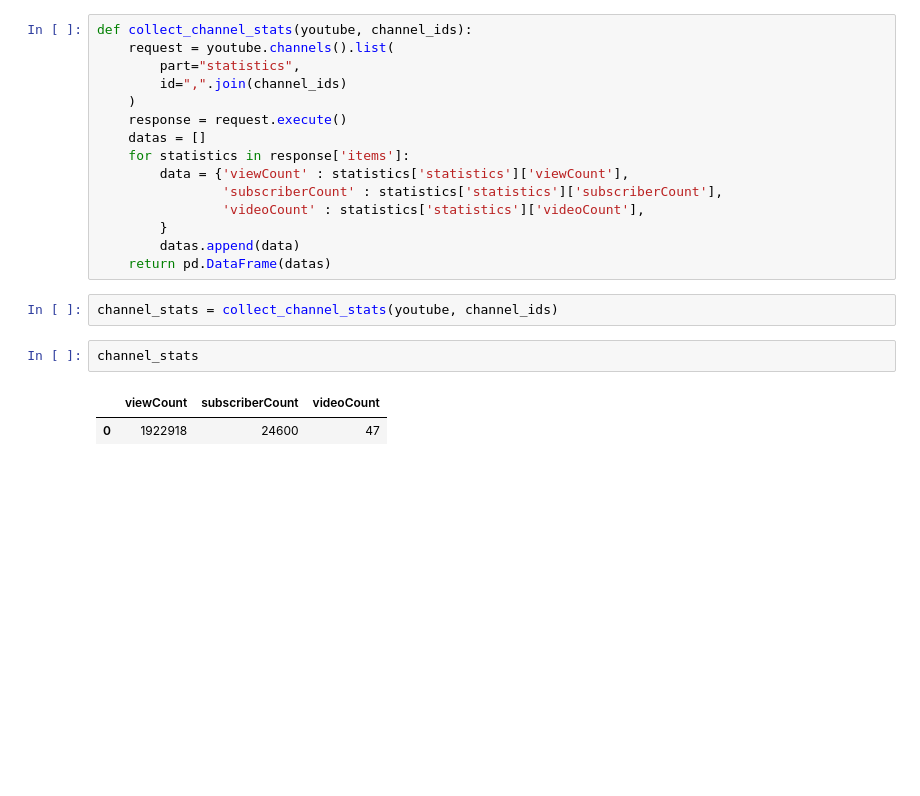
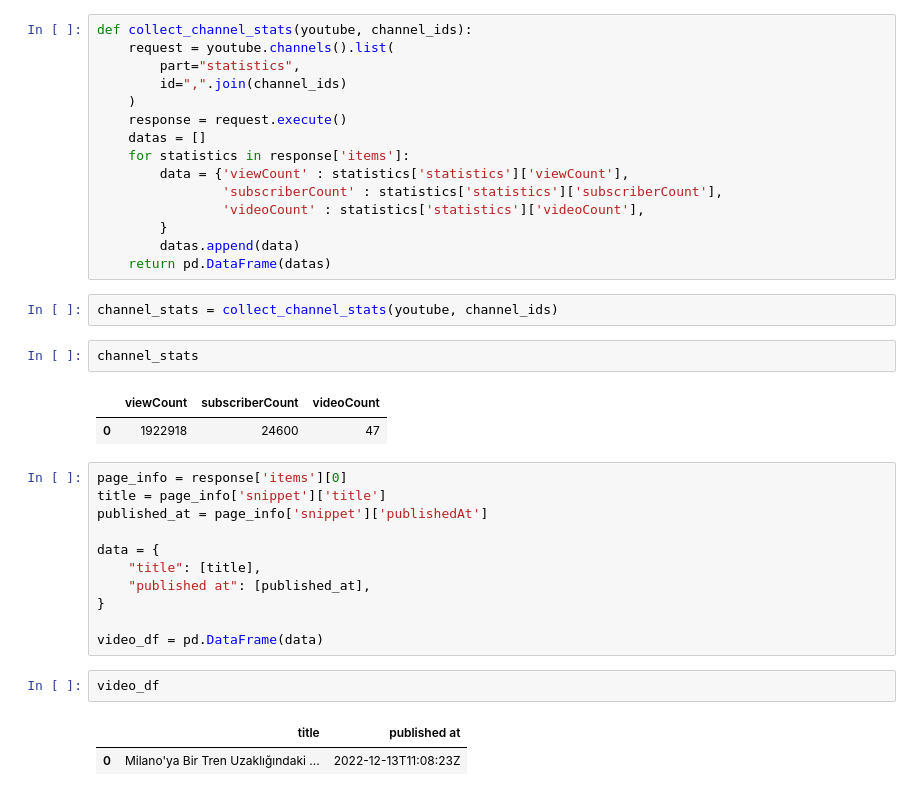
Before and after one commit to denizsimsek8/YOUTUBE_API, a Jupyter notebook: main_project.ipynb, the cells around one changed output. Cells and saved outputs as stored; diff of their text form; blank space fills up the shorter version.

```diff
--- a/main_project.ipynb
+++ b/main_project.ipynb
@@ -48,3 +48,19 @@ channel_stats
 # %% [output]
 |  | viewCount | subscriberCount | videoCount |
 | 0 | 1922918 | 24600 | 47 |
+# %%
+page_info = response['items'][0]
+title = page_info['snippet']['title']
+published_at = page_info['snippet']['publishedAt']
+
+data = {
+    "title": [title],
+    "published at": [published_at],
+}
+
+video_df = pd.DataFrame(data)
+# %%
+video_df
+# %% [output]
+|  | title | published at |
+| 0 | Milano'ya Bir Tren Uzaklığındaki ... | 2022-12-13T11:08:23Z |
```
Also changed, not shown: parts of 15 cells of this notebook.
